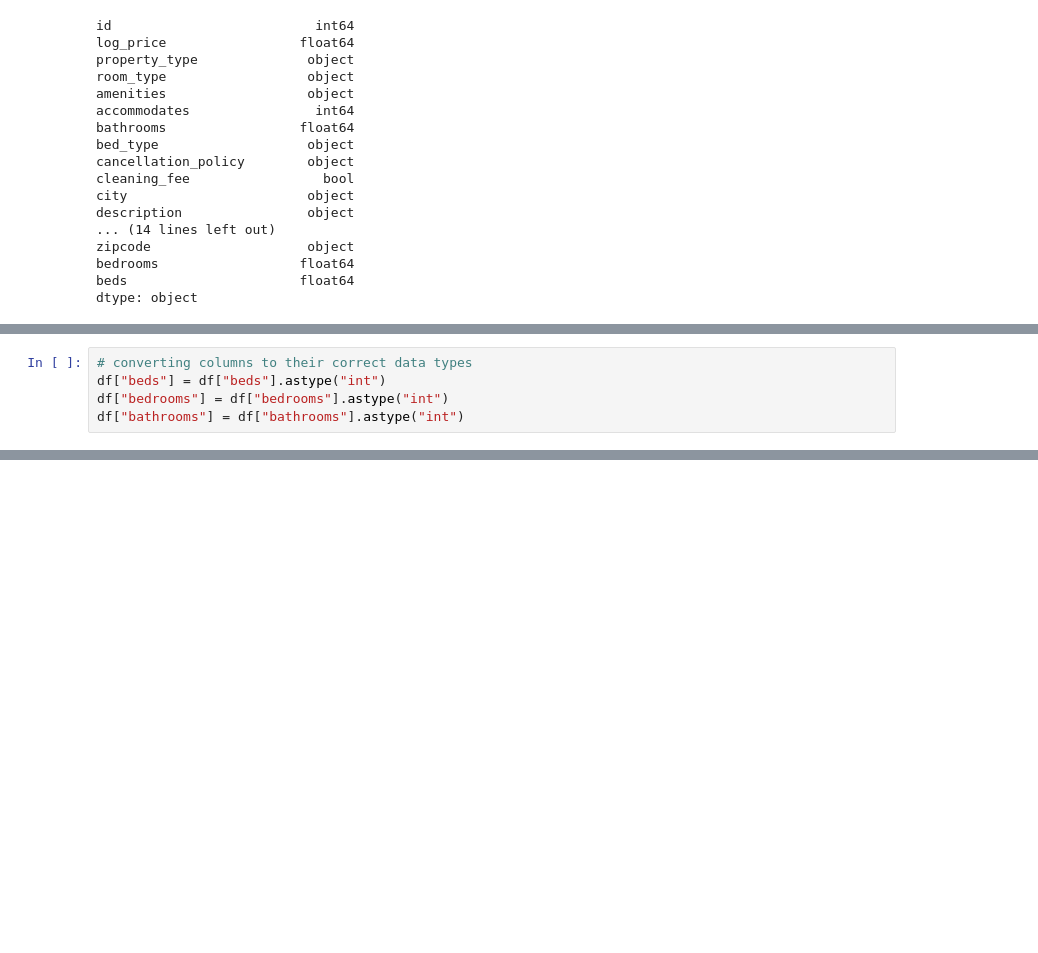
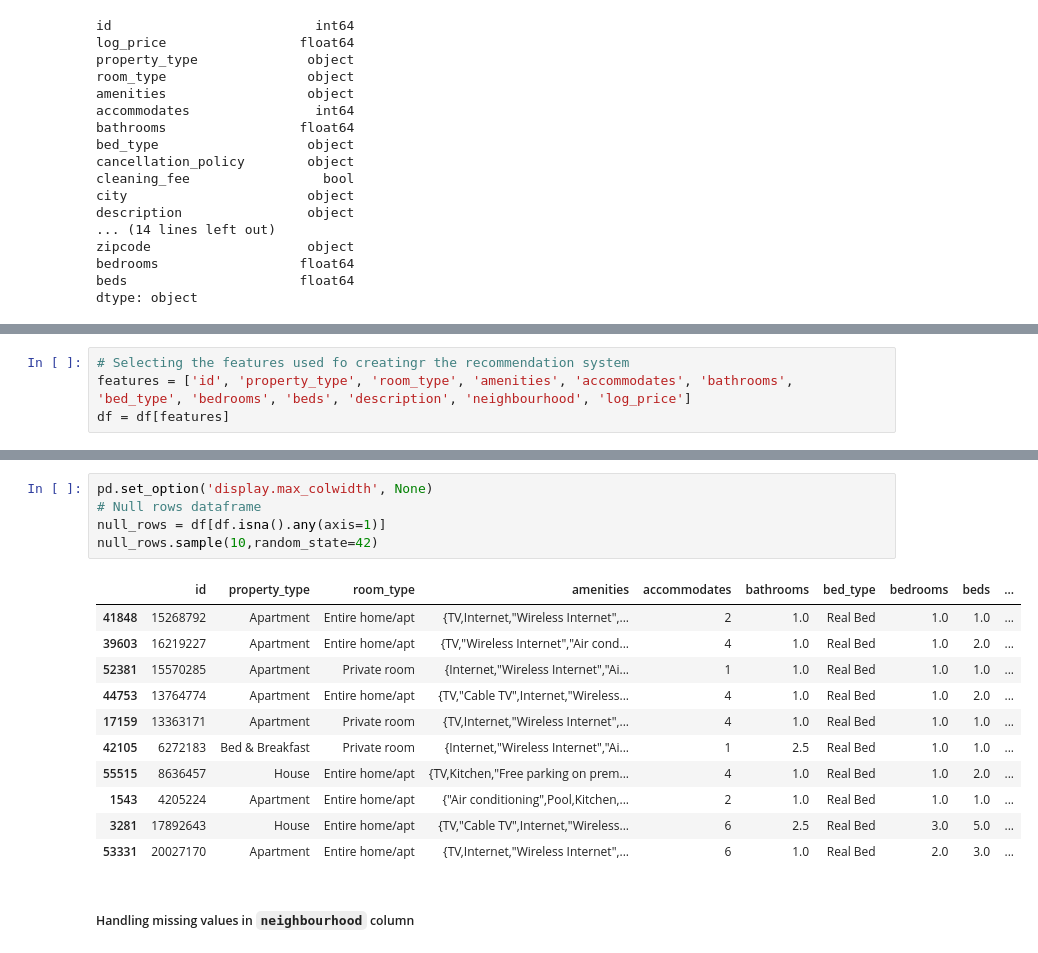
Before and after one commit to janejeshen/Recommendation-system-for-hotel-and-airbnbs, a Jupyter notebook: Recommendation_system.ipynb, the cells around one changed output, grey strips where cells are left out. Saved outputs shown, nothing was run; the diff lists cells and outputs as text; blank space fills up the shorter version.

```diff
--- a/Recommendation_system.ipynb
+++ b/Recommendation_system.ipynb
@@ -176,5 +180,0 @@ There are 18 categorical columns, 10 numerical and 1 boolean data type in the da
-# %%
-# converting columns to their correct data types
-df["beds"] = df["beds"].astype("int")
-df["bedrooms"] = df["bedrooms"].astype("int")
-df["bathrooms"] = df["bathrooms"].astype("int")
@@ -182,0 +181,4 @@ IntCastingNaNError: Cannot convert non-finite values (NA or inf) to integer
+# %%
+# Selecting the features used fo creatingr the recommendation system
+features = ['id', 'property_type', 'room_type', 'amenities', 'accommodates', 'bathrooms', 'bed_type', 'bedrooms', 'beds', 'description', 'neighbourhood', 'log_price']
+df = df[features]
@@ -182,0 +231,19 @@ IntCastingNaNError: Cannot convert non-finite values (NA or inf) to integer
+# %%
+pd.set_option('display.max_colwidth', None)
+# Null rows dataframe
+null_rows = df[df.isna().any(axis=1)]
+null_rows.sample(10,random_state=42)
+# %% [output]
+|  | id | property_type | room_type | amenities | accommodates | bathrooms | bed_type | bedrooms | beds | ... |
+| 41848 | 15268792 | Apartment | Entire home/apt | {TV,Internet,"Wireless Internet",... | 2 | 1.0 | Real Bed | 1.0 | 1.0 | ... |
+| 39603 | 16219227 | Apartment | Entire home/apt | {TV,"Wireless Internet","Air cond... | 4 | 1.0 | Real Bed | 1.0 | 2.0 | ... |
+| 52381 | 15570285 | Apartment | Private room | {Internet,"Wireless Internet","Ai... | 1 | 1.0 | Real Bed | 1.0 | 1.0 | ... |
+| 44753 | 13764774 | Apartment | Entire home/apt | {TV,"Cable TV",Internet,"Wireless... | 4 | 1.0 | Real Bed | 1.0 | 2.0 | ... |
+| 17159 | 13363171 | Apartment | Private room | {TV,Internet,"Wireless Internet",... | 4 | 1.0 | Real Bed | 1.0 | 1.0 | ... |
+| 42105 | 6272183 | Bed & Breakfast | Private room | {Internet,"Wireless Internet","Ai... | 1 | 2.5 | Real Bed | 1.0 | 1.0 | ... |
+| 55515 | 8636457 | House | Entire home/apt | {TV,Kitchen,"Free parking on prem... | 4 | 1.0 | Real Bed | 1.0 | 2.0 | ... |
+| 1543 | 4205224 | Apartment | Entire home/apt | {"Air conditioning",Pool,Kitchen,... | 2 | 1.0 | Real Bed | 1.0 | 1.0 | ... |
+| 3281 | 17892643 | House | Entire home/apt | {TV,"Cable TV",Internet,"Wireless... | 6 | 2.5 | Real Bed | 3.0 | 5.0 | ... |
+| 53331 | 20027170 | Apartment | Entire home/apt | {TV,Internet,"Wireless Internet",... | 6 | 1.0 | Real Bed | 2.0 | 3.0 | ... |
+# %% [markdown]
+##### Handling missing values in `neighbourhood` column
```
Also changed, not shown: parts of 35 cells of this notebook, 1 other file.
